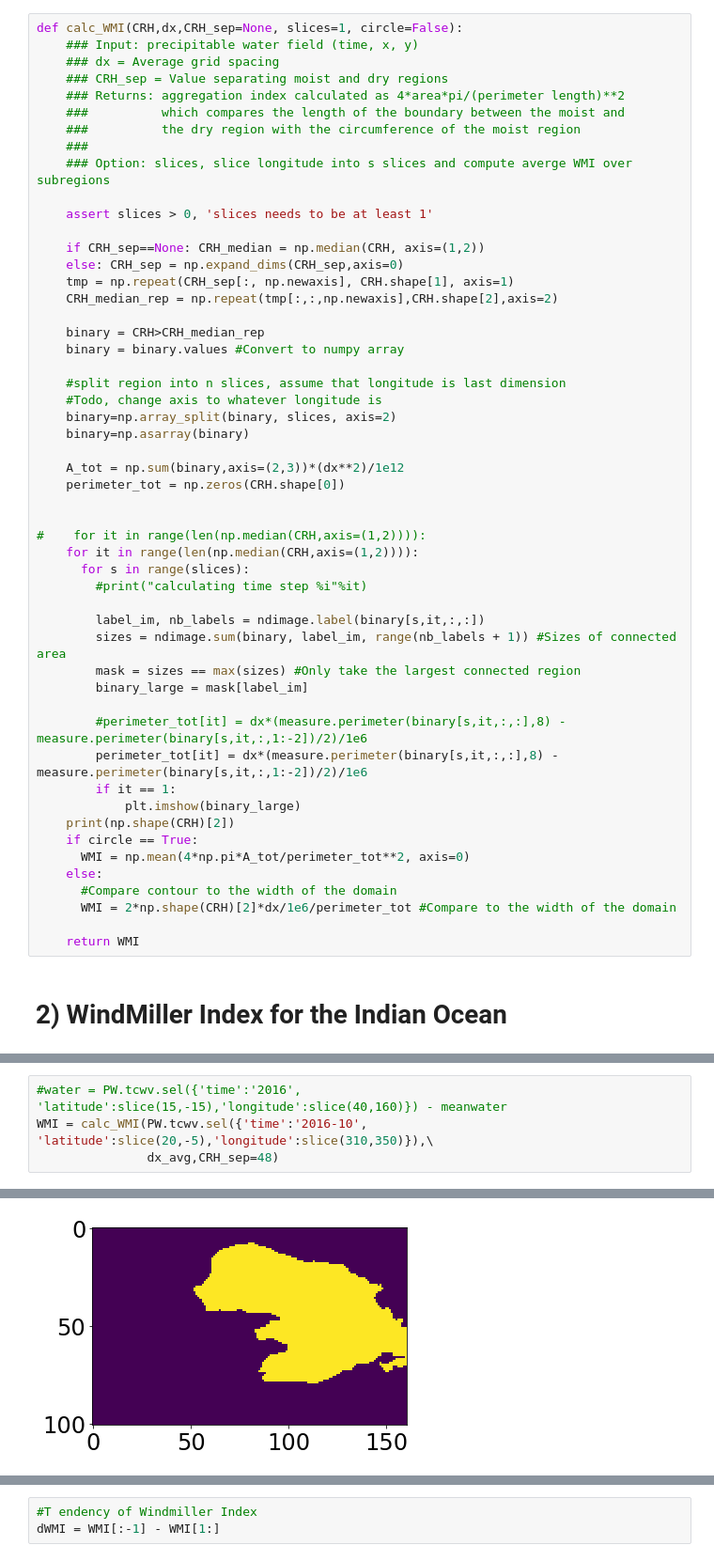
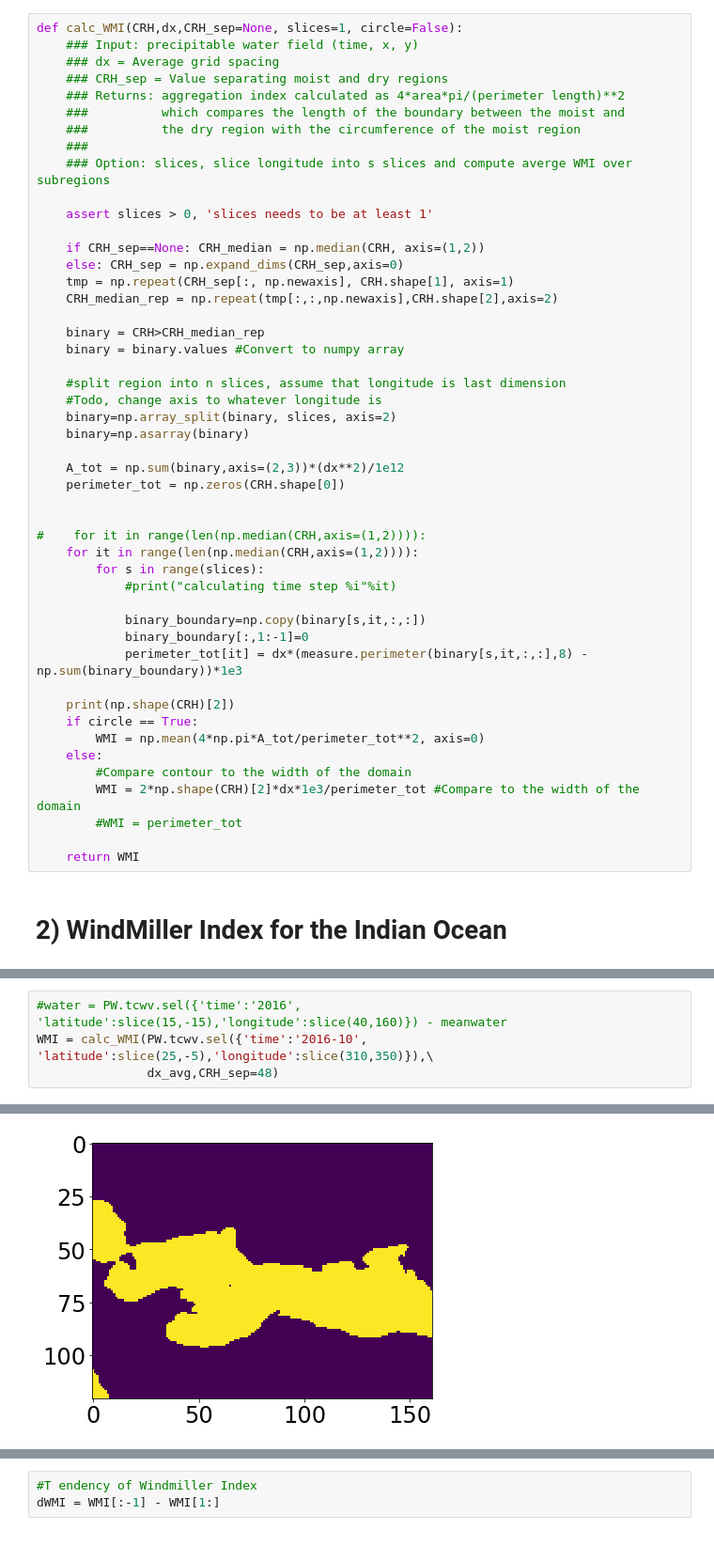
Before and after one commit to tbeucler/2019_WMI, a Jupyter notebook: dev/davidle/002_Analyze_PW.ipynb, the cells around one changed output, grey strips where cells are left out. Shown: that part at 94% size. Cells and saved outputs as stored; diff of their text form.

```diff
--- a/dev/davidle/002_Analyze_PW.ipynb
+++ b/dev/davidle/002_Analyze_PW.ipynb
@@ -177,24 +237,20 @@ def calc_WMI(CRH,dx,CRH_sep=None, slices=1, circle=False):
 
 #    for it in range(len(np.median(CRH,axis=(1,2)))):
     for it in range(len(np.median(CRH,axis=(1,2)))):
-      for s in range(slices):
-        #print("calculating time step %i"%it)
+        for s in range(slices):
+            #print("calculating time step %i"%it)
 
-        label_im, nb_labels = ndimage.label(binary[s,it,:,:])
-        sizes = ndimage.sum(binary, label_im, range(nb_labels + 1)) #Sizes of connected area
-        mask = sizes == max(sizes) #Only take the largest connected region
-        binary_large = mask[label_im]
+            binary_boundary=np.copy(binary[s,it,:,:])
+            binary_boundary[:,1:-1]=0
+            perimeter_tot[it] = dx*(measure.perimeter(binary[s,it,:,:],8) - np.sum(binary_boundary))*1e3
 
-        #perimeter_tot[it] = dx*(measure.perimeter(binary[s,it,:,:],8) - measure.perimeter(binary[s,it,:,1:-2])/2)/1e6
-        perimeter_tot[it] = dx*(measure.perimeter(binary[s,it,:,:],8) - measure.perimeter(binary[s,it,:,1:-2])/2)/1e6
-        if it == 1:
-            plt.imshow(binary_large)
     print(np.shape(CRH)[2])
     if circle == True:
-      WMI = np.mean(4*np.pi*A_tot/perimeter_tot**2, axis=0)
+        WMI = np.mean(4*np.pi*A_tot/perimeter_tot**2, axis=0)
     else:
-      #Compare contour to the width of the domain
-      WMI = 2*np.shape(CRH)[2]*dx/1e6/perimeter_tot #Compare to the width of the domain
+        #Compare contour to the width of the domain
+        WMI = 2*np.shape(CRH)[2]*dx*1e3/perimeter_tot #Compare to the width of the domain
+        #WMI = perimeter_tot
 
     return WMI
 # %% [markdown]
@@ -210,7 +258,7 @@ array([0., 9.])
 # %%
 #water = PW.tcwv.sel({'time':'2016', 'latitude':slice(15,-15),'longitude':slice(40,160)}) - meanwater
-WMI = calc_WMI(PW.tcwv.sel({'time':'2016-10', 'latitude':slice(20,-5),'longitude':slice(310,350)}),\
+WMI = calc_WMI(PW.tcwv.sel({'time':'2016-10', 'latitude':slice(25,-5),'longitude':slice(310,350)}),\
                dx_avg,CRH_sep=48)
 # %% [output]
 161
-[figure, old version]
+[figure, new version]
```
Also changed, not shown: parts of 27 cells of this notebook.
